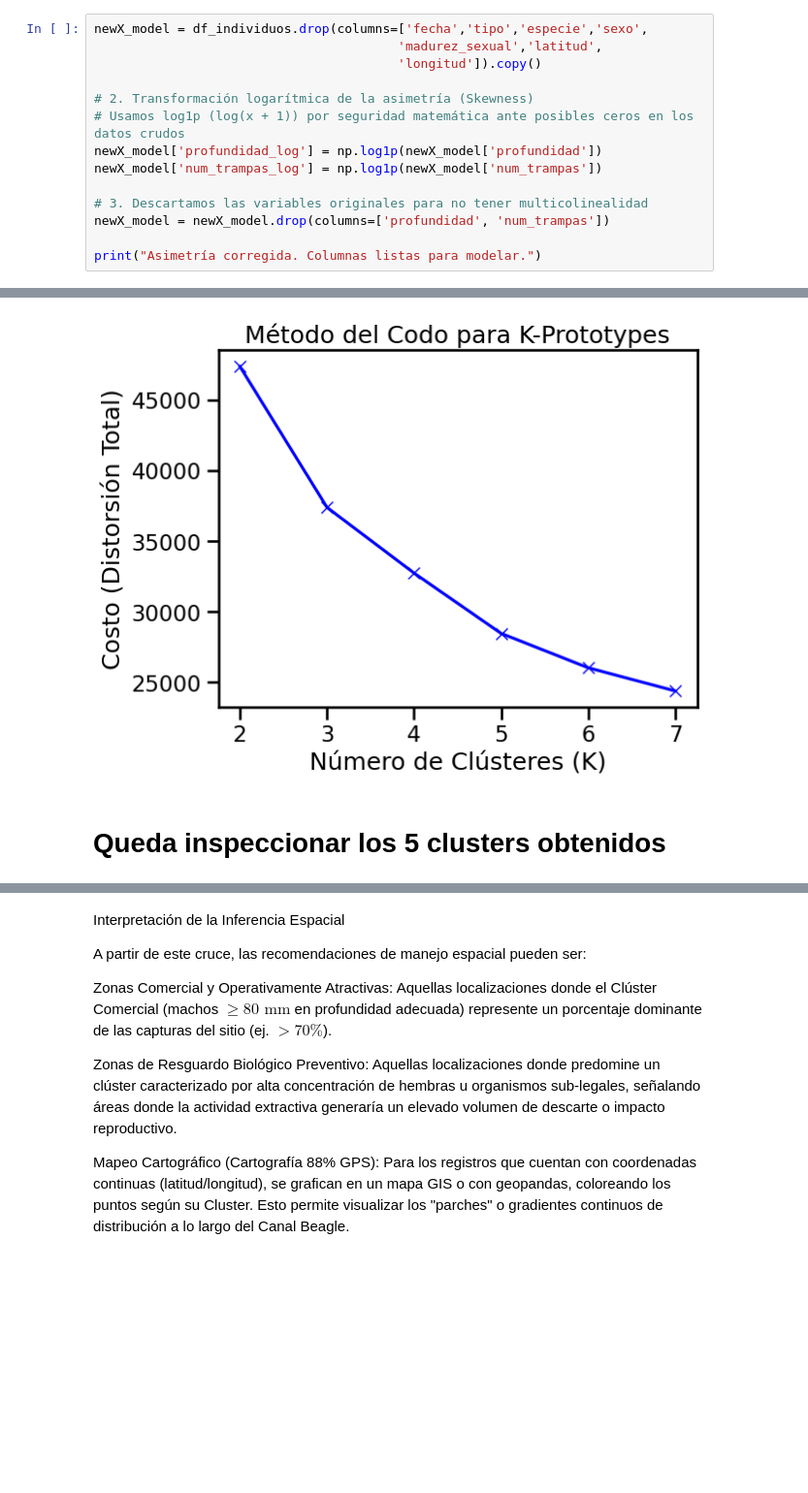
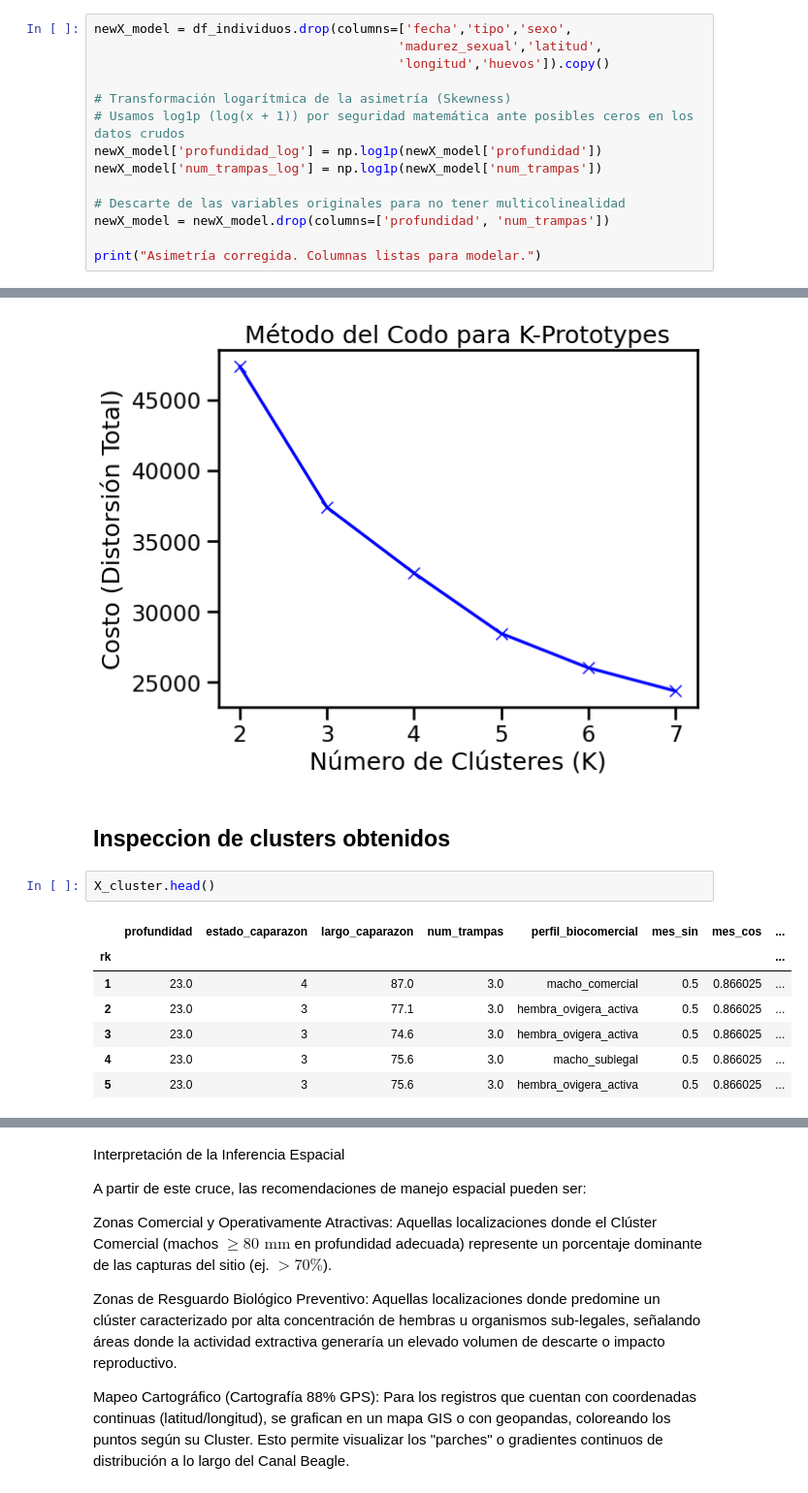
Before and after one commit to Mariano-ds/centollas2026, a Jupyter notebook: mariano/mariano_tp3.ipynb, the cells around one changed output, grey strips where cells are left out. Shown at 97% size. Drawn from its saved outputs; the diff is of its cells as text; blank space fills up the shorter version.

Commit message:
Interpretacion de clusters

```diff
--- a/mariano/mariano_tp3.ipynb
+++ b/mariano/mariano_tp3.ipynb
@@ -986,14 +990,14 @@ Successfully installed kmodes-0.12.2
 # %%
-newX_model = df_individuos.drop(columns=['fecha','tipo','especie','sexo',
+newX_model = df_individuos.drop(columns=['fecha','tipo','sexo',
                                         'madurez_sexual','latitud',
-                                        'longitud']).copy()
+                                        'longitud','huevos']).copy()
 
-# 2. Transformación logarítmica de la asimetría (Skewness)
+# Transformación logarítmica de la asimetría (Skewness)
 # Usamos log1p (log(x + 1)) por seguridad matemática ante posibles ceros en los datos crudos
 newX_model['profundidad_log'] = np.log1p(newX_model['profundidad'])
 newX_model['num_trampas_log'] = np.log1p(newX_model['num_trampas'])
 
-# 3. Descartamos las variables originales para no tener multicolinealidad
+# Descarte de las variables originales para no tener multicolinealidad
 newX_model = newX_model.drop(columns=['profundidad', 'num_trampas'])
 
 print("Asimetría corregida. Columnas listas para modelar.")
@@ -1073,6 +1083,16 @@ plt.show()
 # %% [output]
 [figure]
 # %% [markdown]
-# Queda inspeccionar los 5 clusters obtenidos
+## Inspeccion de clusters obtenidos
+# %%
+X_cluster.head()
+# %% [output]
+|  | profundidad | estado_caparazon | largo_caparazon | num_trampas | perfil_biocomercial | mes_sin | mes_cos | ... |
+| rk |  |  |  |  |  |  |  | ... |
+| 1 | 23.0 | 4 | 87.0 | 3.0 | macho_comercial | 0.5 | 0.866025 | ... |
+| 2 | 23.0 | 3 | 77.1 | 3.0 | hembra_ovigera_activa | 0.5 | 0.866025 | ... |
+| 3 | 23.0 | 3 | 74.6 | 3.0 | hembra_ovigera_activa | 0.5 | 0.866025 | ... |
+| 4 | 23.0 | 3 | 75.6 | 3.0 | macho_sublegal | 0.5 | 0.866025 | ... |
+| 5 | 23.0 | 3 | 75.6 | 3.0 | hembra_ovigera_activa | 0.5 | 0.866025 | ... |
 # %%
 # Unir las etiquetas resultantes al dataframe con variables interpretables
```
Also changed, not shown: parts of 28 cells of this notebook.
